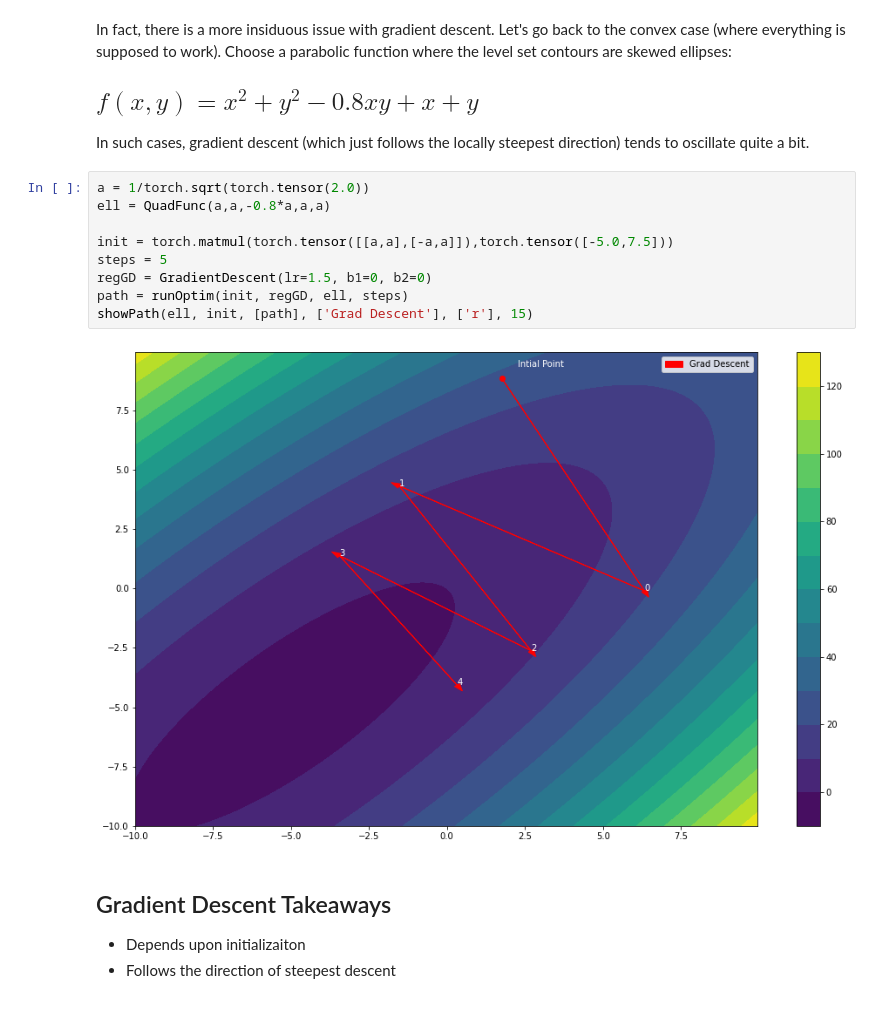
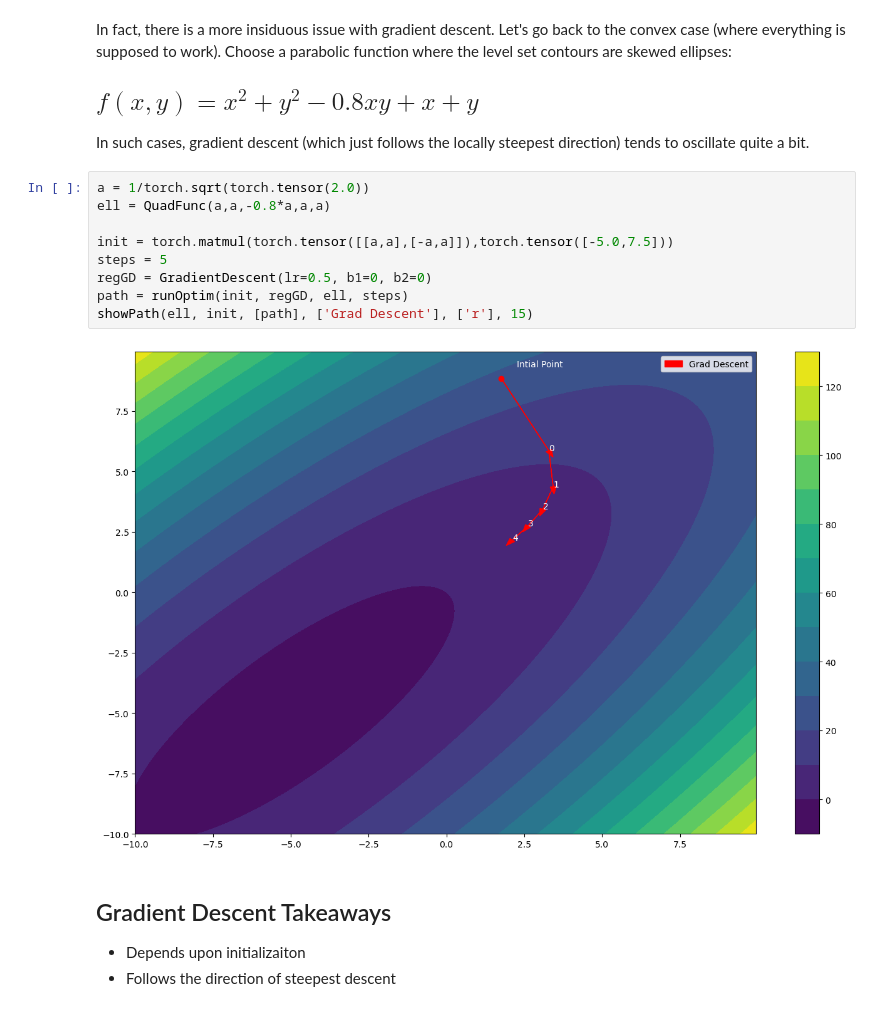
Before and after one commit to parisimaa/dl-demos, a Jupyter notebook: demo02-optimization.ipynb, the cells around one changed output. Saved outputs shown, nothing was run; the diff lists cells and outputs as text.

```diff
--- a/demo02-optimization.ipynb
+++ b/demo02-optimization.ipynb
@@ -199,14 +203,14 @@ In such cases, gradient descent (which just follows the locally steepest directi
 # %%
 a = 1/torch.sqrt(torch.tensor(2.0))
 ell = QuadFunc(a,a,-0.8*a,a,a)
 
 init = torch.matmul(torch.tensor([[a,a],[-a,a]]),torch.tensor([-5.0,7.5]))
 steps = 5
-regGD = GradientDescent(lr=1.5, b1=0, b2=0)
+regGD = GradientDescent(lr=0.5, b1=0, b2=0)
 path = runOptim(init, regGD, ell, steps)
 showPath(ell, init, [path], ['Grad Descent'], ['r'], 15)
 # %% [output]
-[figure, old version]
+[figure, new version]
 # %% [markdown]
 ## Gradient Descent Takeaways
 - Depends upon initializaiton
```
Also changed, not shown: parts of 5 cells of this notebook.
